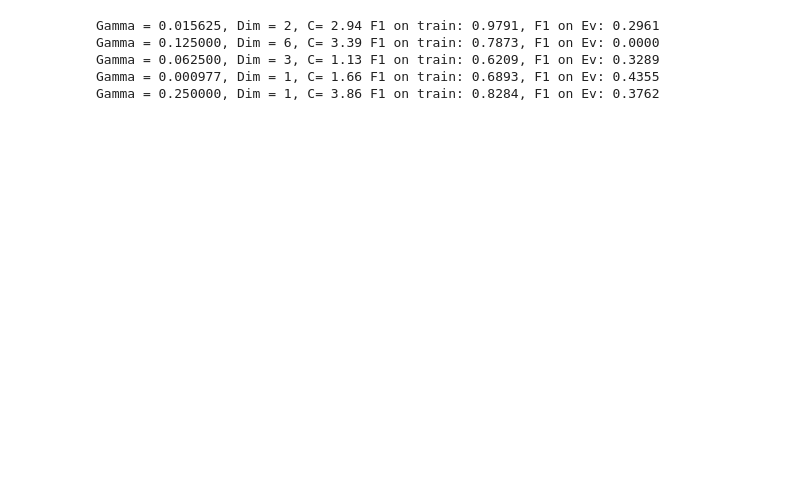
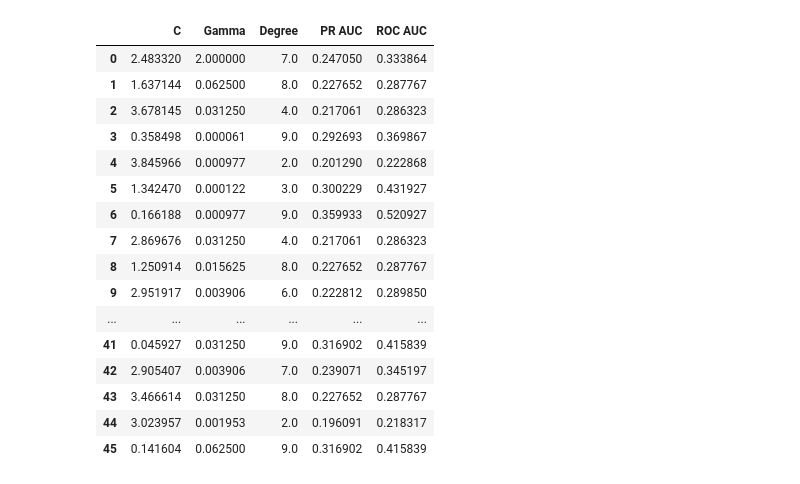
Before and after one commit to emilaz/EmoCog, a Jupyter notebook: EmoCog Pipeline - Classification.ipynb, the cells around one changed output. Saved outputs shown, nothing was run; the diff lists cells and outputs as text; code cells hidden in the pictures; blank space fills up the shorter version.

Commit message:
before changes to AUC curve

```diff
--- a/EmoCog Pipeline - Classification.ipynb
+++ b/EmoCog Pipeline - Classification.ipynb
@@ -21,4 +22,13 @@ import matplotlib.pyplot as plt
 from sklearn import svm, datasets
 from sklearn.model_selection import StratifiedKFold
 from sklearn.ensemble import RandomForestClassifier
+# %%
+#important configs
+sliding = 10
+wsize = 100
+s_sample = 0
+e_sample = 35000
+s_sample_ev = 35000
+e_sample_ev = None
+cutoff=.2
 # %%
@@ -44,0 +40,6 @@ print(x_ev.shape)
+# %%
+x,y,x_ev,y_ev = dutil.get_data_from_file(wsize=wsize,sliding=sliding,s_sample=s_sample,e_sample=e_sample, s_sample_ev=s_sample_ev, e_sample_ev=e_sample_ev,cutoff=cutoff)
+print(x.shape)
+print(y.shape)
+print(x_ev.shape)
+print(y_ev.shape)
@@ -50,0 +57,22 @@ print(np.unique(y_ev,return_counts=True))
+# %%
+# Run classifier with cross-validation and plot ROC curves - NEW APPROACH
+cv = StratifiedKFold(n_splits=10,random_state=1)
+#results_df = pd.DataFrame(columns=('C','Gamma','Degree','Threshold','F1 Score Tr','Precision Tr','Recall Tr','PR AUC','ROC AUC'))
+results_df = pd.DataFrame(columns=('C','Gamma','Degree','PR AUC','ROC AUC'))
+degree=np.random.choice(np.arange(10)[1:],100)
+cs = np.random.uniform(0,4,100)
+gammas = 2**(np.random.choice(18,100)-15.)
+for idx,(deg,c,g) in enumerate(zip(degree,cs,gammas)):
+    classifier = svm.SVC(C=c,kernel='poly', probability = True,gamma =g,degree=deg,random_state=5)
+    #thresh = util.get_optimal_threshold(classifier, cv, x, y, go_after_pr=True) # get threshold using cv
+    print('Get PR')
+    auc_pr = util.get_auc_score(classifier, cv, x, y, go_after_pr=True)
+    print('Get AUC')
+    auc_roc =util.get_auc_score(classifier, cv, x, y, go_after_pr=False)
+    print('Predict all')
+    #y_pred,_ = util.fit_predict(classifier, .5, x, y) # using that threshold, get predictions and f1 score
+    #f1_tr=get_f1(y_pred,y) # calculate f1 scores for prediction on train set
+    #prec_tr,recall_tr = get_precision_recall(y_pred,y)
+    #results_df.loc[idx] = [c,g,deg,.5,f1_tr,prec_tr,recall_tr, auc_pr,auc_roc]
+    results_df.loc[idx] = [c,g,deg, auc_pr,auc_roc]
+    print('Gamma = %.6f, Dim = %d, C= %.2f, AUC PR %.3f, AUC ROC %.3f' %(g,deg,c,auc_pr,auc_roc))
@@ -51,26 +98,40 @@ print(np.unique(y_ev,return_counts=True))
+# %%
+results_df
+# %% [output]
+|  | C | Gamma | Degree | PR AUC | ROC AUC |
+| 0 | 2.483320 | 2.000000 | 7.0 | 0.247050 | 0.333864 |
+| 1 | 1.637144 | 0.062500 | 8.0 | 0.227652 | 0.287767 |
+| 2 | 3.678145 | 0.031250 | 4.0 | 0.217061 | 0.286323 |
+| 3 | 0.358498 | 0.000061 | 9.0 | 0.292693 | 0.369867 |
+| 4 | 3.845966 | 0.000977 | 2.0 | 0.201290 | 0.222868 |
+| 5 | 1.342470 | 0.000122 | 3.0 | 0.300229 | 0.431927 |
+| 6 | 0.166188 | 0.000977 | 9.0 | 0.359933 | 0.520927 |
+| 7 | 2.869676 | 0.031250 | 4.0 | 0.217061 | 0.286323 |
+| 8 | 1.250914 | 0.015625 | 8.0 | 0.227652 | 0.287767 |
+| 9 | 2.951917 | 0.003906 | 6.0 | 0.222812 | 0.289850 |
+| ... | ... | ... | ... | ... | ... |
+| 41 | 0.045927 | 0.031250 | 9.0 | 0.316902 | 0.415839 |
+| 42 | 2.905407 | 0.003906 | 7.0 | 0.239071 | 0.345197 |
+| 43 | 3.466614 | 0.031250 | 8.0 | 0.227652 | 0.287767 |
+| 44 | 3.023957 | 0.001953 | 2.0 | 0.196091 | 0.218317 |
+| 45 | 0.141604 | 0.062500 | 9.0 | 0.316902 | 0.415839 |
 # %%
 # Run classifier with cross-validation and plot ROC curves
 cv = StratifiedKFold(n_splits=10,random_state=1)
 results_df = pd.DataFrame(columns=('C','Gamma','Degree','Threshold','F1 Score Tr','Precision Tr','Recall Tr','F1 Score Ev','Precision Ev','Recall Ev'))
-degree=np.random.choice(np.arange(10)[1:],5)
-cs = np.random.uniform(0,4,5)
-gammas = 2**(np.random.choice(18,5)-15.)
+degree=np.random.choice(np.arange(10)[1:],100)
+cs = np.random.uniform(0,4,100)
+gammas = 2**(np.random.choice(18,100)-15.)
 for idx,(deg,c,g) in enumerate(zip(degree,cs,gammas)):
     classifier = svm.SVC(C=c,kernel='poly', probability = True,gamma =g,degree=deg,random_state=5)
     thresh = util.get_optimal_threshold(classifier, cv, x, y) # get threshold using cv
-    y_pred,y_pred_ev = util.fit_predict(classifier, x, y, x_ev, y_ev, thresh) # using that threshold, get predictions and f1 score
+    y_pred,y_pred_ev = util.fit_predict(classifier, thresh, x, y, x_ev, y_ev) # using that threshold, get predictions and f1 score
     f1_tr=get_f1(y_pred,y) # calculate f1 scores for prediction on train set
     f1_ev=get_f1(y_pred_ev,y_ev)
     prec_tr,recall_tr = get_precision_recall(y_pred,y)
     prec_ev,recall_ev = get_precision_recall(y_pred_ev,y_ev)
     results_df.loc[idx] = [c,g,deg,thresh,f1_tr,prec_tr,recall_tr,f1_ev,prec_ev,recall_ev]
     print('Gamma = %.6f, Dim = %d, C= %.2f F1 on train: %.4f, F1 on Ev: %.4f' %(g,deg,c,f1_tr,f1_ev))
-# %% [output]
-Gamma = 0.015625, Dim = 2, C= 2.94 F1 on train: 0.9791, F1 on Ev: 0.2961
-Gamma = 0.125000, Dim = 6, C= 3.39 F1 on train: 0.7873, F1 on Ev: 0.0000
-Gamma = 0.062500, Dim = 3, C= 1.13 F1 on train: 0.6209, F1 on Ev: 0.3289
-Gamma = 0.000977, Dim = 1, C= 1.66 F1 on train: 0.6893, F1 on Ev: 0.4355
-Gamma = 0.250000, Dim = 1, C= 3.86 F1 on train: 0.8284, F1 on Ev: 0.3762
 # %%
 #bar_plot_svc(scores_tr,scores_ev,hypers,threshs) #with thresholds
 ClassificationVis.bar_plot_svc(results_df['F1 Score Tr'],results_df['F1 Score Ev'],degree) #without thresholds
```
Also changed, not shown: parts of 14 cells of this notebook, 20 other files.
